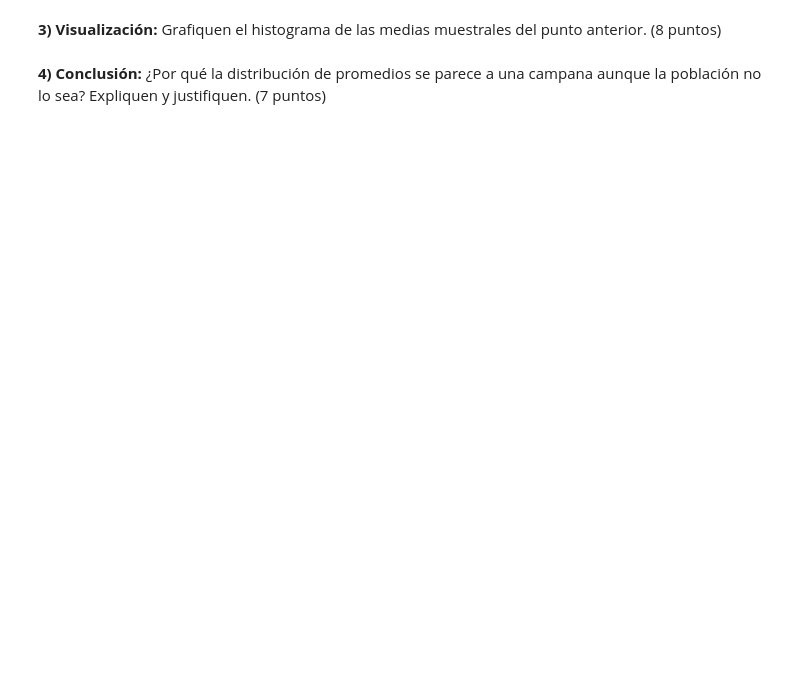
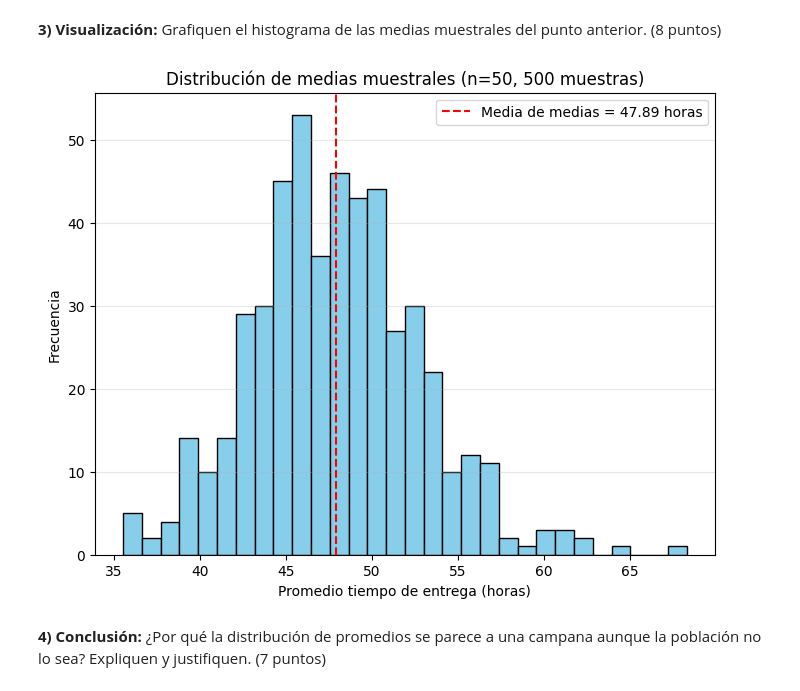
Before and after one commit to Cesitar16/Taller1_InferenciaEstadistica, a Jupyter notebook: TG1_MAT4152_FA.ipynb, the cells around one changed output. Drawn from its saved outputs; the diff is of its cells as text; code cells hidden in the pictures; blank space fills up the shorter version.

```diff
--- a/TG1_MAT4152_FA.ipynb
+++ b/TG1_MAT4152_FA.ipynb
@@ -76,24 +79,14 @@ df
 **2) Simulación:** Extraigan 500 muestras aleatorias simples de tamaño $n=50$ de la variable "tiempo_entrega" (sin reposición). Calculen y guarden el promedio de cada muestra. (12 puntos)
 # %%
 import pandas as pd
-import numpy as np
 
-num_muestras = 500
-tamano_muestra = 50
-promedios_muestrales = [] # Lista para guardar los promedios de cada muestra
+np.random.seed(2026)
 
-for i in range(num_muestras):
+medias_tiempo_entrega = []
 
-    muestra_actual = df.sample(n=tamano_muestra, replace=False)
+for i in range(500):
+    muestra = np.random.choice(df['tiempo_entrega'], size=50, replace=False)
+    medias_tiempo_entrega.append(np.mean(muestra))
 
-    tiempo_entrega_muestra = muestra_actual['tiempo_entrega']
-
-    promedio_actual = tiempo_entrega_muestra.mean()
-
-    promedios_muestrales.append(promedio_actual)
-
-promedios_df = pd.Series(promedios_muestrales, name='promedio_tiempo_entrega')
-
-print(f"Se extrajeron {len(promedios_muestrales)} promedios de muestras.")
-print(promedios_df.head()) # Muestra los primeros 5 promedios
+medias_tiempo_entrega
 # %% [output]
@@ -107,4 +110,19 @@ Name: promedio_tiempo_entrega, dtype: float64
 # %% [markdown]
 **3) Visualización:** Grafiquen el histograma de las medias muestrales del punto anterior. (8 puntos)
+# %%
+import matplotlib.pyplot as plt
+
+plt.figure(figsize=(8, 6))
+plt.hist(medias_tiempo_entrega, bins=30, color='skyblue', edgecolor='black')
+plt.axvline(np.mean(medias_tiempo_entrega), color='red', linestyle='--',
+            label=f'Media de medias = {np.mean(medias_tiempo_entrega):.2f} horas')
+plt.title('Distribución de medias muestrales (n=50, 500 muestras)')
+plt.xlabel('Promedio tiempo de entrega (horas)')
+plt.ylabel('Frecuencia')
+plt.legend()
+plt.grid(axis='y', alpha=0.3)
+plt.show()
+# %% [output]
+[figure, added]
 # %% [markdown]
 **4) Conclusión:** ¿Por qué la distribución de promedios se parece a una campana aunque la población no lo sea? Expliquen y justifiquen. (7 puntos)
```
Also changed, not shown: parts of 10 cells of this notebook.
